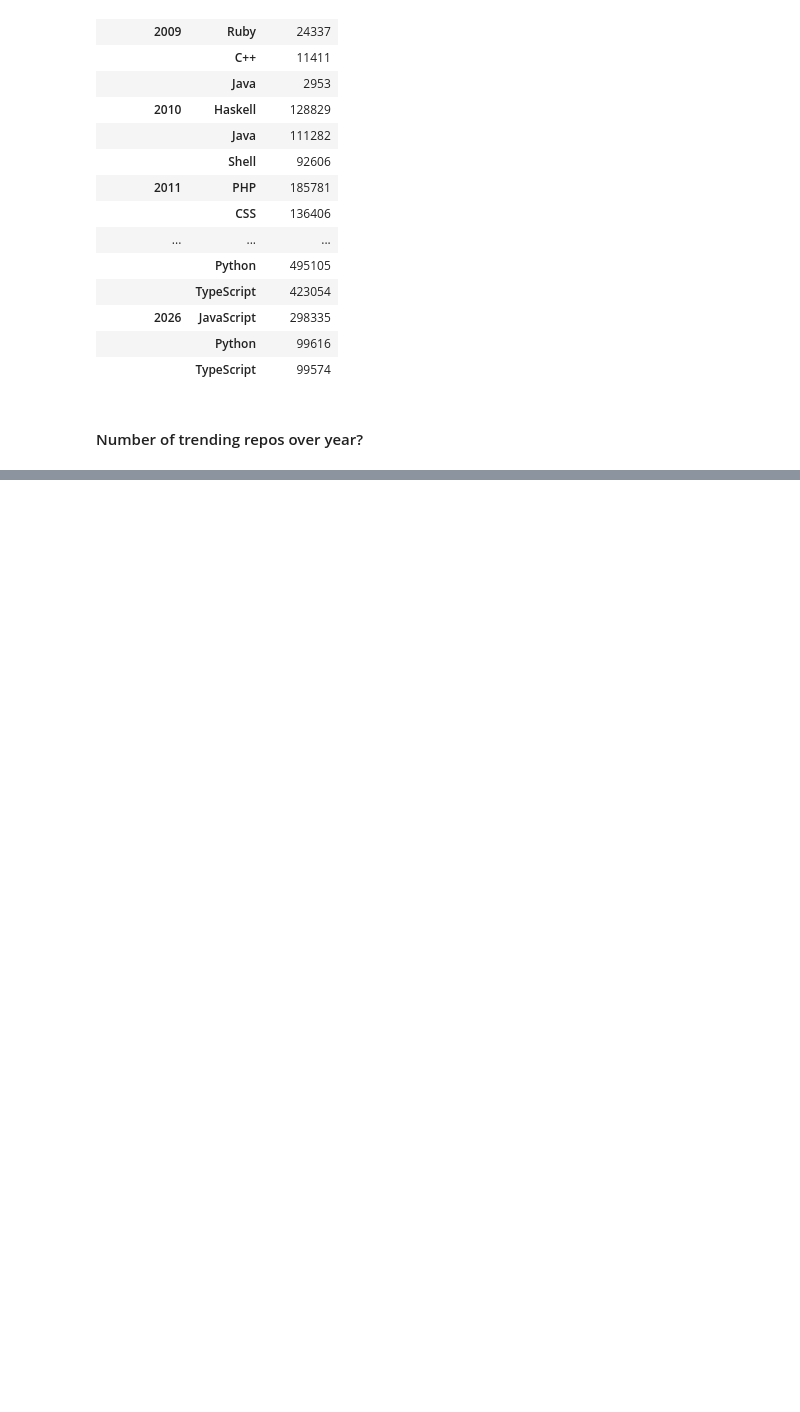
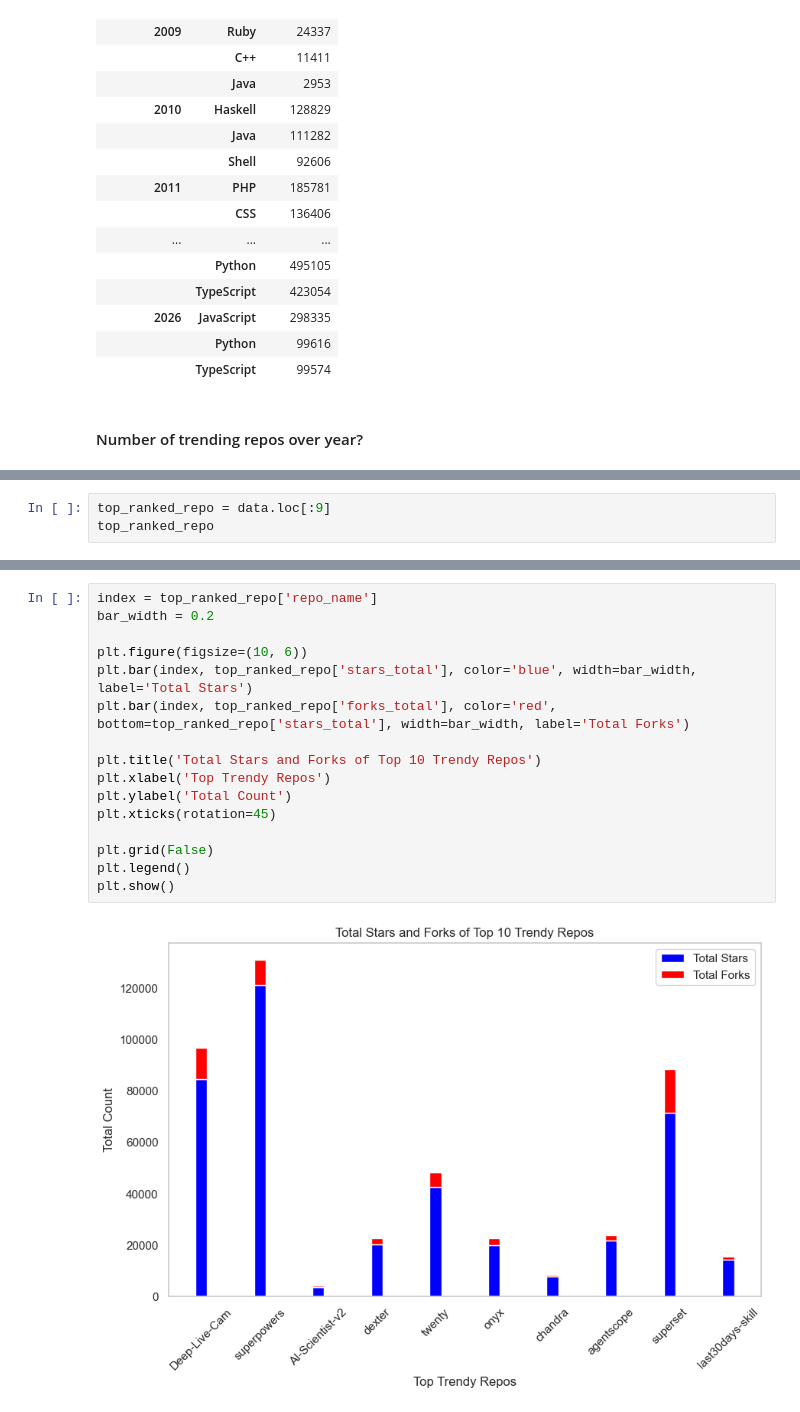
Before and after one commit to hangngdata/P2-coursematerial-2526, a Jupyter notebook: 05-data-processing/05-bigger_exercises/video-game-analysis.ipynb, the cells around one changed output, grey strips where cells are left out. Saved outputs shown, nothing was run; the diff lists cells and outputs as text; blank space fills up the shorter version.

Commit message:
updated exercises large projects data preprocessing

```diff
--- a/05-data-processing/05-bigger_exercises/video-game-analysis.ipynb
+++ b/05-data-processing/05-bigger_exercises/video-game-analysis.ipynb
@@ -954,0 +978,3 @@ most_starred_languages_per_year
+# %%
+top_ranked_repo = data.loc[:9]
+top_ranked_repo
@@ -954,0 +994,18 @@ most_starred_languages_per_year
+# %%
+index = top_ranked_repo['repo_name']
+bar_width = 0.2
+
+plt.figure(figsize=(10, 6))
+plt.bar(index, top_ranked_repo['stars_total'], color='blue', width=bar_width, label='Total Stars')
+plt.bar(index, top_ranked_repo['forks_total'], color='red', bottom=top_ranked_repo['stars_total'], width=bar_width, label='Total Forks')
+
+plt.title('Total Stars and Forks of Top 10 Trendy Repos')
+plt.xlabel('Top Trendy Repos')
+plt.ylabel('Total Count')
+plt.xticks(rotation=45)
+
+plt.grid(False)
+plt.legend()
+plt.show()
+# %% [output]
+[figure, added]
```
Also changed, not shown: parts of 3 cells of this notebook, 1 other file.
